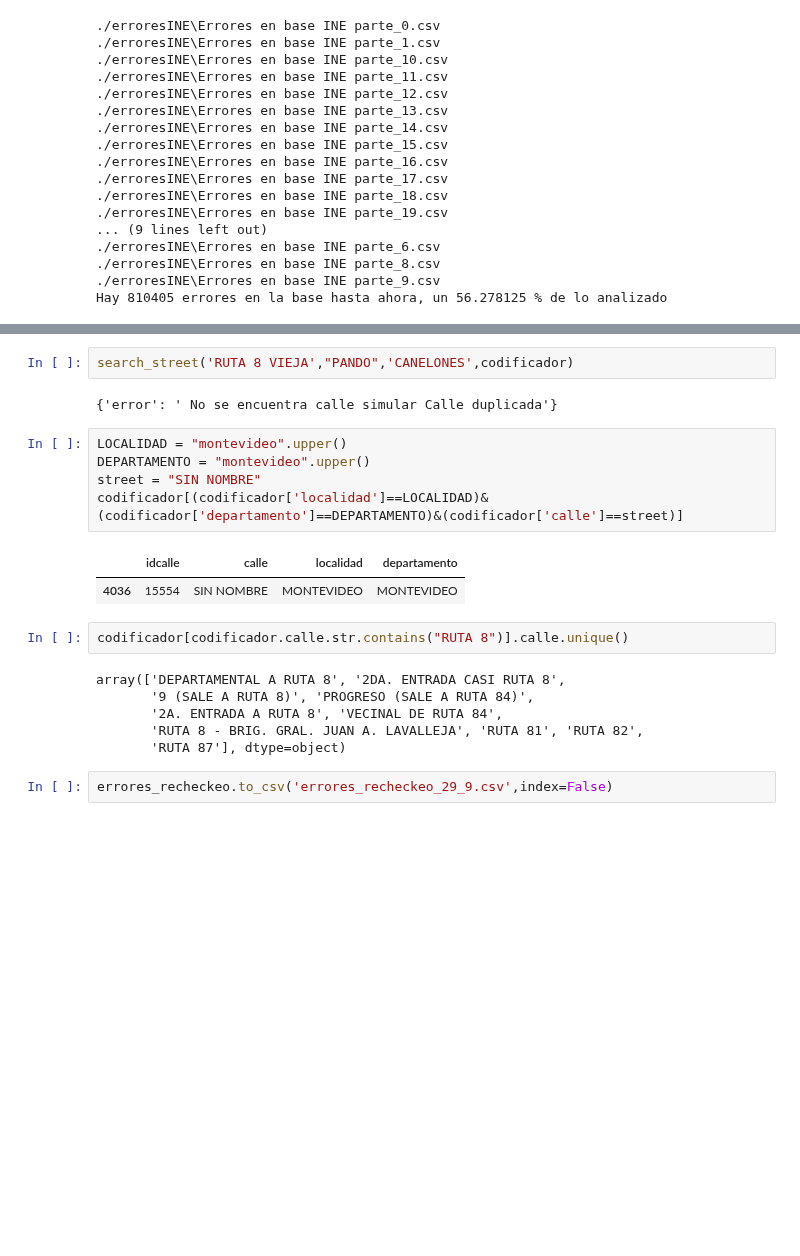
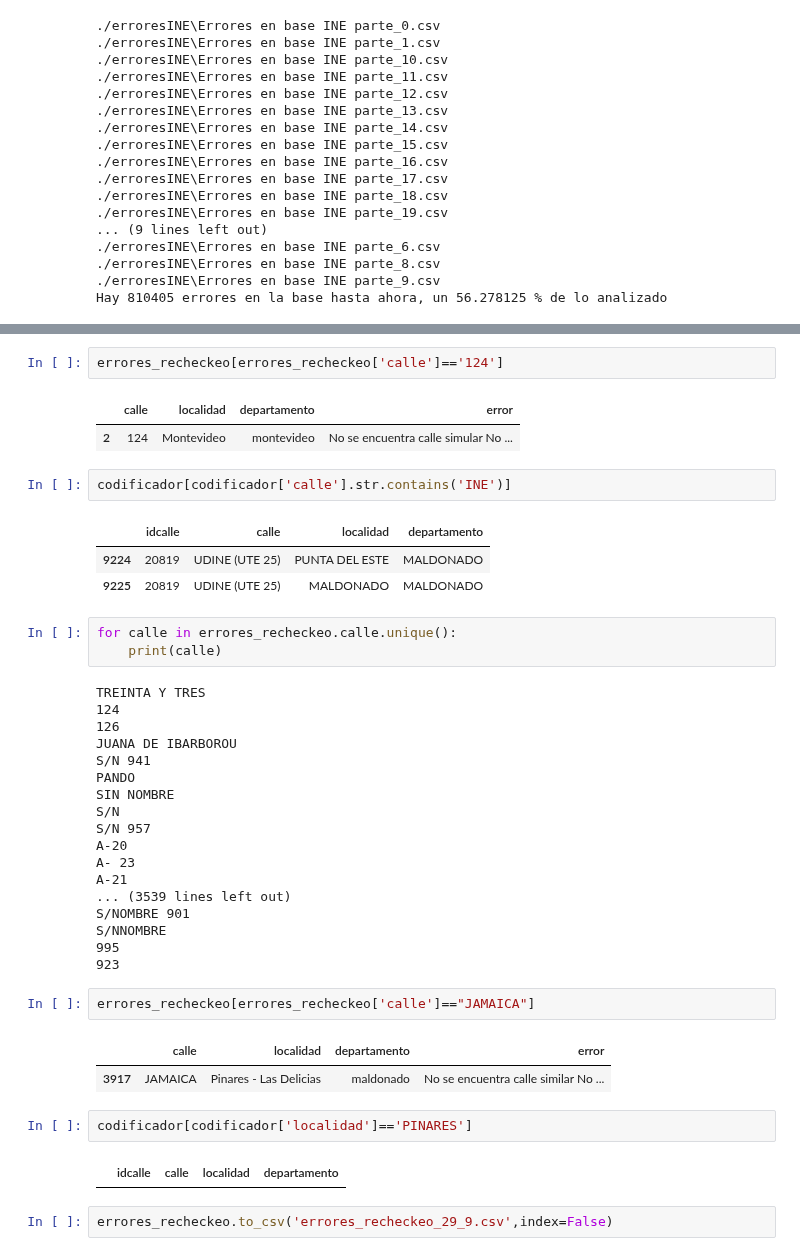
Before and after one commit to Casimistico/street_codification, a Jupyter notebook: Exploracion preliminar.ipynb, the cells around one changed output, grey strips where cells are left out. Cells and saved outputs as stored; diff of their text form; blank space fills up the shorter version.

```diff
--- a/Exploracion preliminar.ipynb
+++ b/Exploracion preliminar.ipynb
@@ -730,23 +806,44 @@ Van 125.91666666666667 minutos
-# %%
-search_street('RUTA 8 VIEJA',"PANDO",'CANELONES',codificador)
-# %% [output]
-{'error': ' No se encuentra calle simular Calle duplicada'}
-# %%
-LOCALIDAD = "montevideo".upper()
-DEPARTAMENTO = "montevideo".upper()
-street = "SIN NOMBRE"
-codificador[(codificador['localidad']==LOCALIDAD)&(codificador['departamento']==DEPARTAMENTO)&(codificador['calle']==street)]
-# %% [output]
-|  | idcalle | calle | localidad | departamento |
-| 4036 | 15554 | SIN NOMBRE | MONTEVIDEO | MONTEVIDEO |
+# %%
+errores_recheckeo[errores_recheckeo['calle']=='124']
+# %% [output]
+|  | calle | localidad | departamento | error |
+| 2 | 124 | Montevideo | montevideo | No se encuentra calle simular No ... |
 # %%
-codificador[codificador.calle.str.contains("RUTA 8")].calle.unique()
+codificador[codificador['calle'].str.contains('INE')]
 # %% [output]
-array(['DEPARTAMENTAL A RUTA 8', '2DA. ENTRADA CASI RUTA 8',
-       '9 (SALE A RUTA 8)', 'PROGRESO (SALE A RUTA 84)',
-       '2A. ENTRADA A RUTA 8', 'VECINAL DE RUTA 84',
-       'RUTA 8 - BRIG. GRAL. JUAN A. LAVALLEJA', 'RUTA 81', 'RUTA 82',
-       'RUTA 87'], dtype=object)
+|  | idcalle | calle | localidad | departamento |
+| 9224 | 20819 | UDINE (UTE 25) | PUNTA DEL ESTE | MALDONADO |
+| 9225 | 20819 | UDINE (UTE 25) | MALDONADO | MALDONADO |
+# %%
+for calle in errores_recheckeo.calle.unique():
+    print(calle)
+# %% [output]
+TREINTA Y TRES
+124
+126
+JUANA DE IBARBOROU
+S/N 941
+PANDO
+SIN NOMBRE
+S/N
+S/N 957
+A-20
+A- 23
+A-21
+... (3539 lines left out)
+S/NOMBRE 901
+S/NNOMBRE
+995
+923
+# %%
+errores_recheckeo[errores_recheckeo['calle']=="JAMAICA"]
+# %% [output]
+|  | calle | localidad | departamento | error |
+| 3917 | JAMAICA | Pinares - Las Delicias | maldonado | No se encuentra calle similar No ... |
+# %%
+codificador[codificador['localidad']=='PINARES']
+# %% [output]
+|  | idcalle | calle | localidad | departamento |
 # %%
 errores_recheckeo.to_csv('errores_recheckeo_29_9.csv',index=False)
 # %%
```
Also changed, not shown: parts of 10 cells of this notebook.
